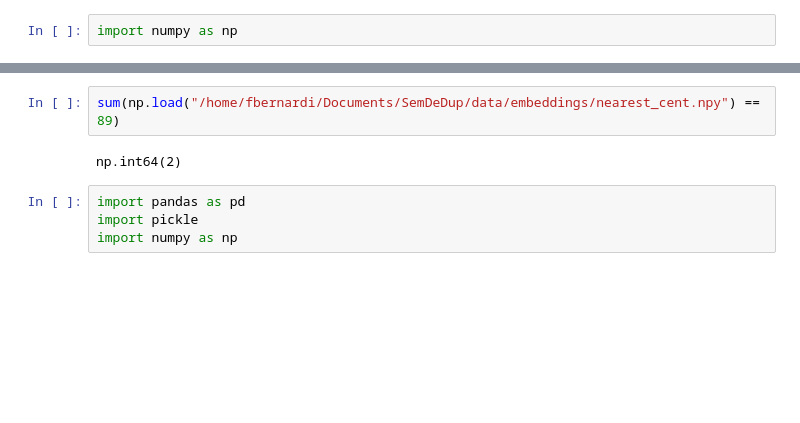
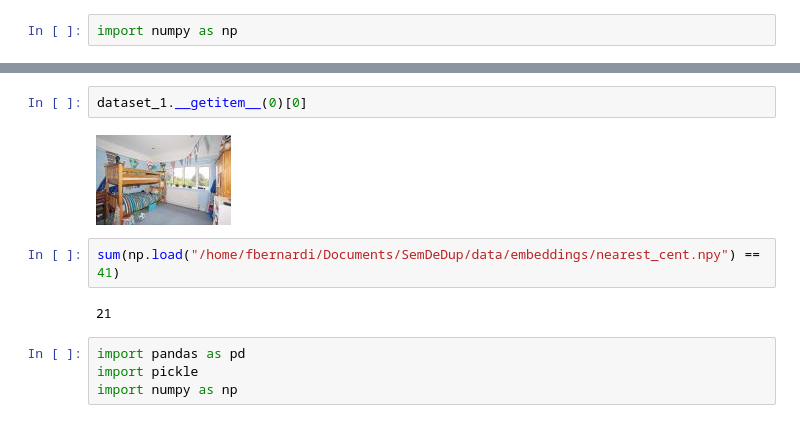
Before and after one commit to francesco-bernardi/SemDeDup, a Jupyter notebook: Untitled-1.ipynb, the cells around one changed output, grey strips where cells are left out. Cells and saved outputs as stored; diff of their text form; blank space fills up the shorter version.

```diff
--- a/Untitled-1.ipynb
+++ b/Untitled-1.ipynb
@@ -253,8 +368,12 @@ array([['000000000002.jpg', '1', '-2.384185791015625e-07', '89'],
       dtype='<U32')
+# %%
+dataset_1.__getitem__(0)[0]
+# %% [output]
+[figure, added]
 # %%
-sum(np.load("/home/fbernardi/Documents/SemDeDup/data/embeddings/nearest_cent.npy") == 89)
+sum(np.load("/home/fbernardi/Documents/SemDeDup/data/embeddings/nearest_cent.npy") == 41)
 # %% [output]
-np.int64(2)
+21
 # %%
 import pandas as pd
 import pickle
```
Also changed, not shown: parts of 29 cells of this notebook.
